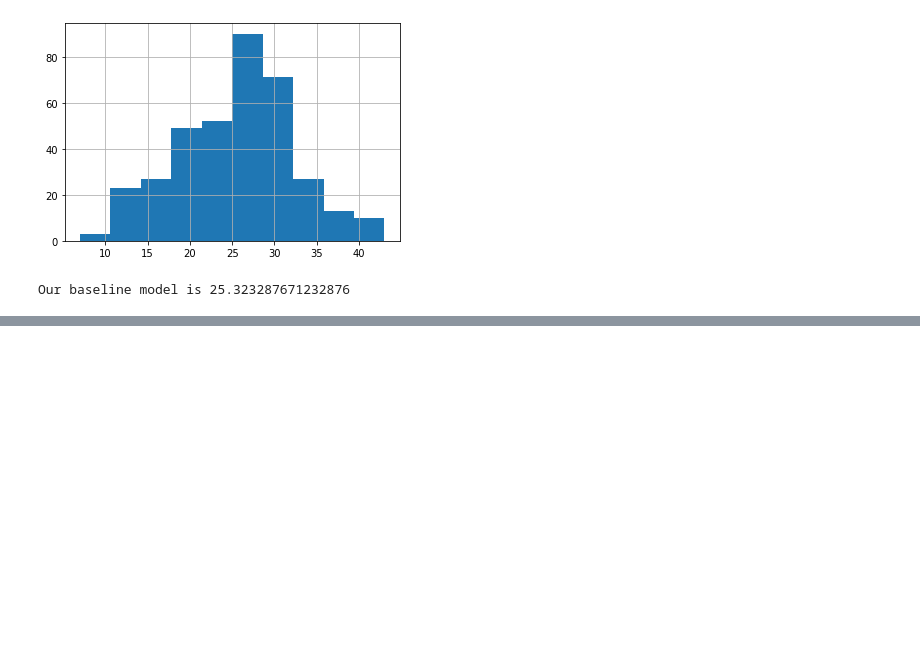
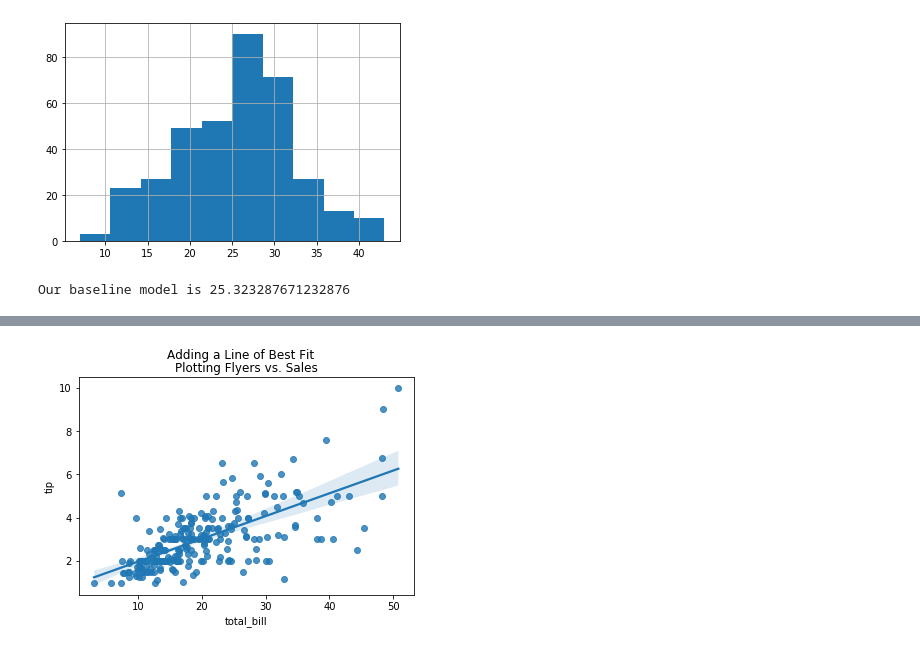
Before and after one commit to matt-c-knight/regression_exercises, a Jupyter notebook: evaluate.ipynb, the cells around one changed output, grey strips where cells are left out. Saved outputs shown, nothing was run; the diff lists cells and outputs as text; code cells hidden in the pictures; blank space fills up the shorter version.

```diff
--- a/evaluate.ipynb
+++ b/evaluate.ipynb
@@ -56,0 +151,5 @@ evaluate = pd.DataFrame()
+# %%
+from statsmodels.formula.api import ols
+from pydataset import data
+
+df = data("tips")
@@ -56,0 +165,8 @@ evaluate = pd.DataFrame()
+# %%
+plt.suptitle("Adding a Line of Best Fit")
+plt.title("Plotting Flyers vs. Sales")
+
+sns.regplot(x="total_bill", y="tip", data=df)
+plt.show()
+# %% [output]
+[figure, added]
```
Also changed, not shown: parts of 27 cells of this notebook.
